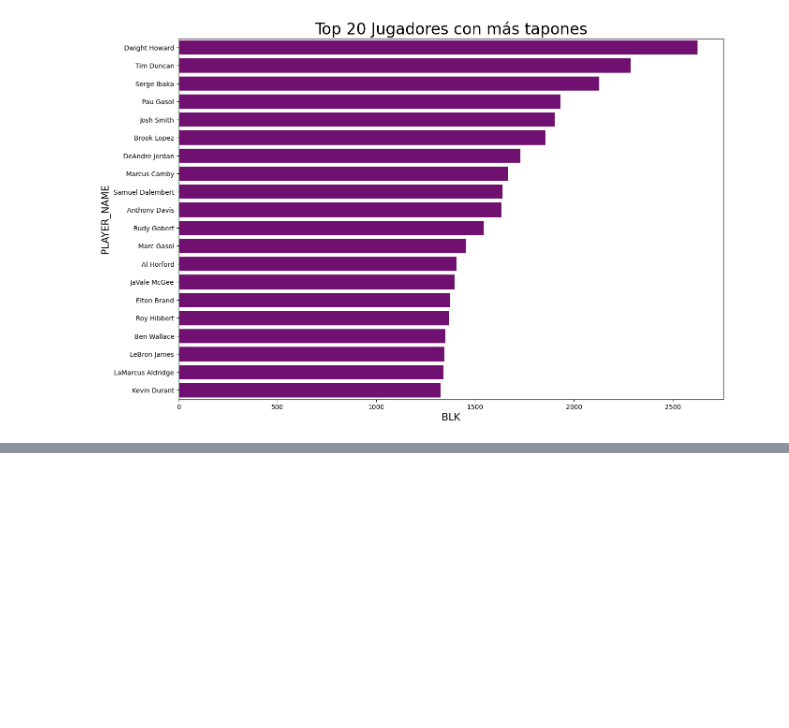
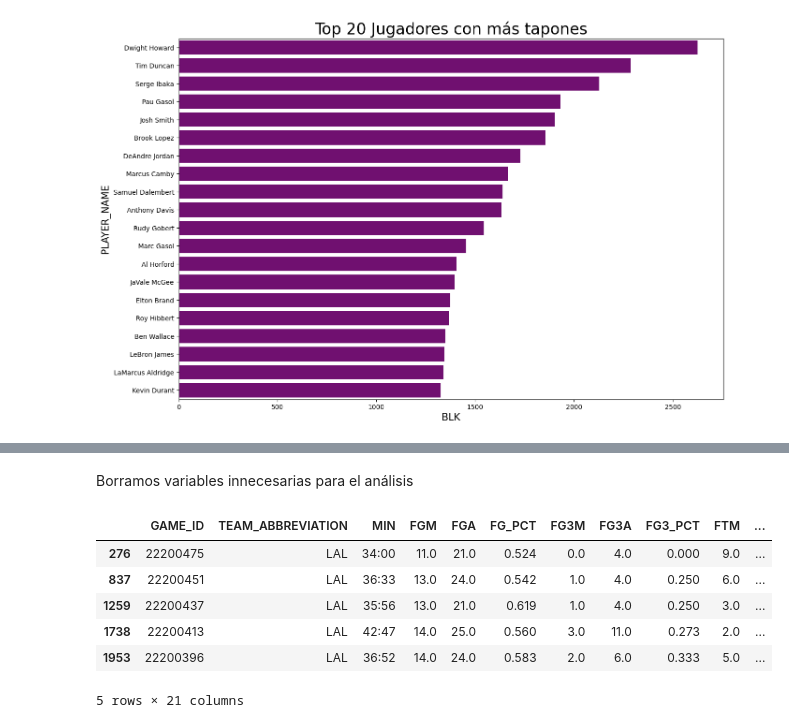
Before and after one commit to dcristobalhMad/ml-entrega2, a Jupyter notebook: entrega.ipynb, the cells around one changed output, grey strips where cells are left out. Drawn from its saved outputs; the diff is of its cells as text; code cells hidden in the pictures; blank space fills up the shorter version.

Commit message:
Feat: add Lebron dataframe to analyze

```diff
--- a/entrega.ipynb
+++ b/entrega.ipynb
@@ -966,0 +969,3 @@ ax = sns.barplot(x=top_player_bl['BLK'],y = top_player_bl['PLAYER_NAME'], color=
+# %%
+# Seleccionamos a Lebron dentro del dataframe de details
+lebronjames = df_games_details[df_games_details["PLAYER_NAME"] == "LeBron James"]
@@ -966,0 +980,13 @@ ax = sns.barplot(x=top_player_bl['BLK'],y = top_player_bl['PLAYER_NAME'], color=
+# %% [markdown]
+Borramos variables innecesarias para el análisis
+# %%
+lebronjames.drop(["TEAM_ID", "TEAM_CITY", "PLAYER_ID", "PLAYER_NAME", "COMMENT", "NICKNAME", "START_POSITION", "PLUS_MINUS"], axis=1, inplace=True)
+lebronjames.head()
+# %% [output]
+|  | GAME_ID | TEAM_ABBREVIATION | MIN | FGM | FGA | FG_PCT | FG3M | FG3A | FG3_PCT | FTM | ... |
+| 276 | 22200475 | LAL | 34:00 | 11.0 | 21.0 | 0.524 | 0.0 | 4.0 | 0.000 | 9.0 | ... |
+| 837 | 22200451 | LAL | 36:33 | 13.0 | 24.0 | 0.542 | 1.0 | 4.0 | 0.250 | 6.0 | ... |
+| 1259 | 22200437 | LAL | 35:56 | 13.0 | 21.0 | 0.619 | 1.0 | 4.0 | 0.250 | 3.0 | ... |
+| 1738 | 22200413 | LAL | 42:47 | 14.0 | 25.0 | 0.560 | 3.0 | 11.0 | 0.273 | 2.0 | ... |
+| 1953 | 22200396 | LAL | 36:52 | 14.0 | 24.0 | 0.583 | 2.0 | 6.0 | 0.333 | 5.0 | ... |
+5 rows × 21 columns
```
Also changed, not shown: parts of 8 cells of this notebook.
